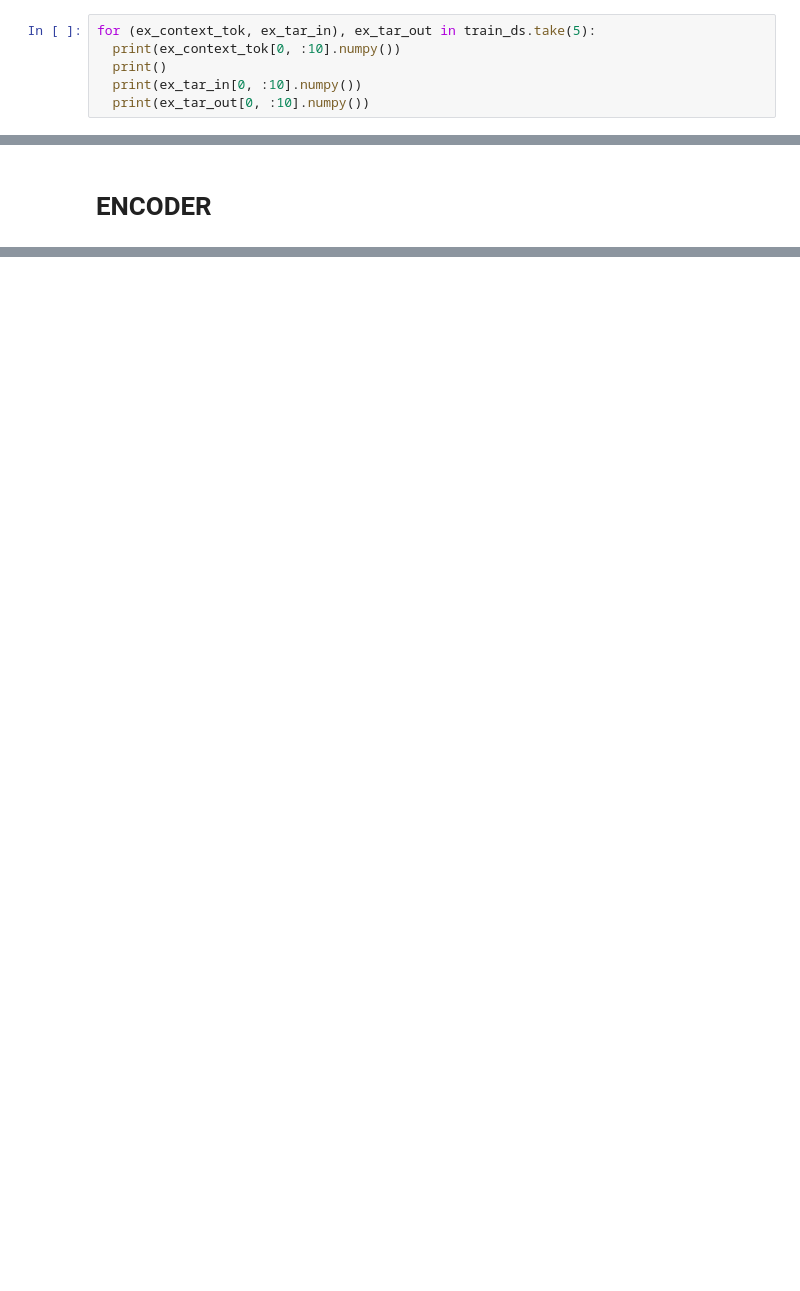
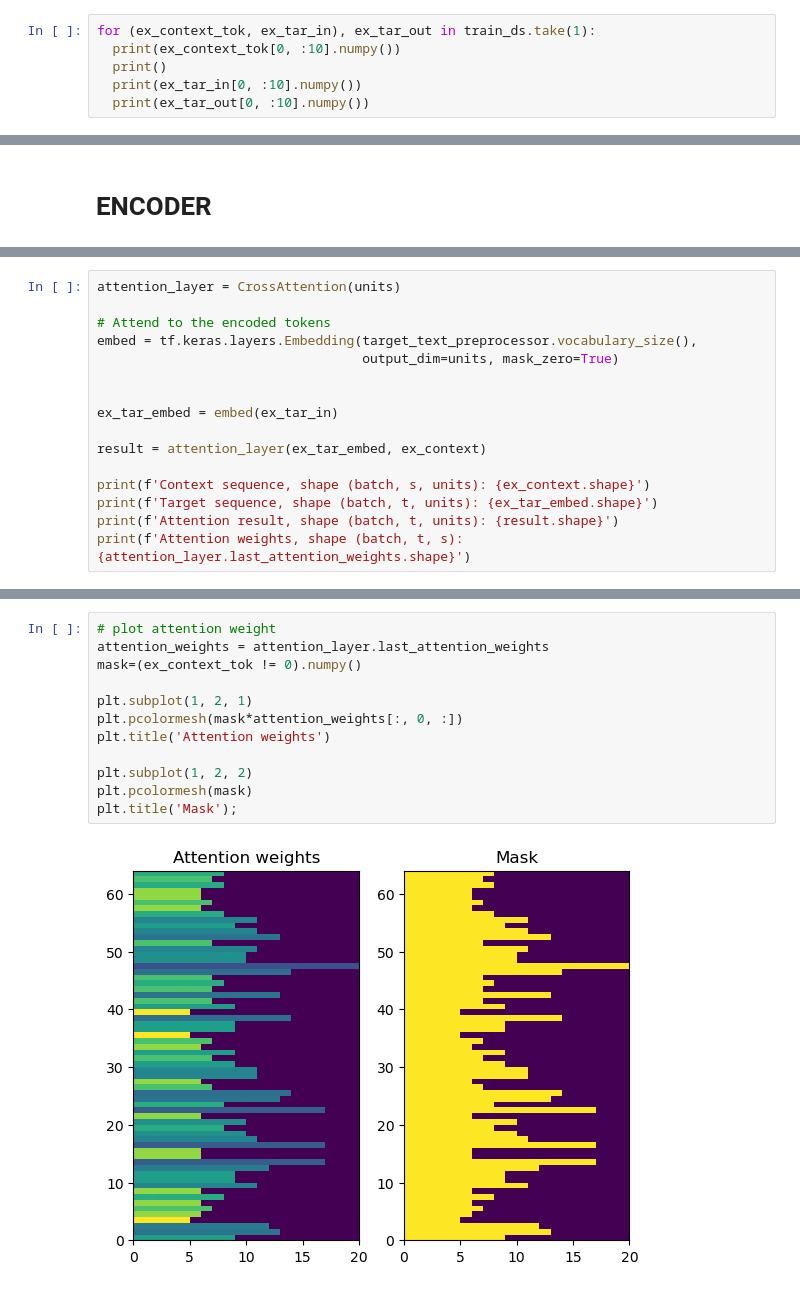
Before and after one commit to vincent05r/NMT-seq2seq-attention, a Jupyter notebook: nmt.ipynb, the cells around one changed output, grey strips where cells are left out. Drawn from its saved outputs; the diff is of its cells as text; blank space fills up the shorter version.

```diff
--- a/nmt.ipynb
+++ b/nmt.ipynb
@@ -211,7 +212,7 @@ def process_text(context, target):
 train_ds = train_set_raw.map(process_text, tf.data.AUTOTUNE)
 val_ds = val_set_raw.map(process_text, tf.data.AUTOTUNE)
 # %%
-for (ex_context_tok, ex_tar_in), ex_tar_out in train_ds.take(5):
+for (ex_context_tok, ex_tar_in), ex_tar_out in train_ds.take(1):
   print(ex_context_tok[0, :10].numpy())
   print()
   print(ex_tar_in[0, :10].numpy())
@@ -288,0 +316,16 @@ class Encoder(tf.keras.layers.Layer):
+# %%
+attention_layer = CrossAttention(units)
+
+# Attend to the encoded tokens
+embed = tf.keras.layers.Embedding(target_text_preprocessor.vocabulary_size(),
+                                  output_dim=units, mask_zero=True)
+
+
+ex_tar_embed = embed(ex_tar_in)
+
+result = attention_layer(ex_tar_embed, ex_context)
+
+print(f'Context sequence, shape (batch, s, units): {ex_context.shape}')
+print(f'Target sequence, shape (batch, t, units): {ex_tar_embed.shape}')
+print(f'Attention result, shape (batch, t, units): {result.shape}')
+print(f'Attention weights, shape (batch, t, s):    {attention_layer.last_attention_weights.shape}')
@@ -288,0 +346,14 @@ class Encoder(tf.keras.layers.Layer):
+# %%
+# plot attention weight
+attention_weights = attention_layer.last_attention_weights
+mask=(ex_context_tok != 0).numpy()
+
+plt.subplot(1, 2, 1)
+plt.pcolormesh(mask*attention_weights[:, 0, :])
+plt.title('Attention weights')
+
+plt.subplot(1, 2, 2)
+plt.pcolormesh(mask)
+plt.title('Mask');
+# %% [output]
+[figure, added]
```
Also changed, not shown: parts of 32 cells of this notebook.
